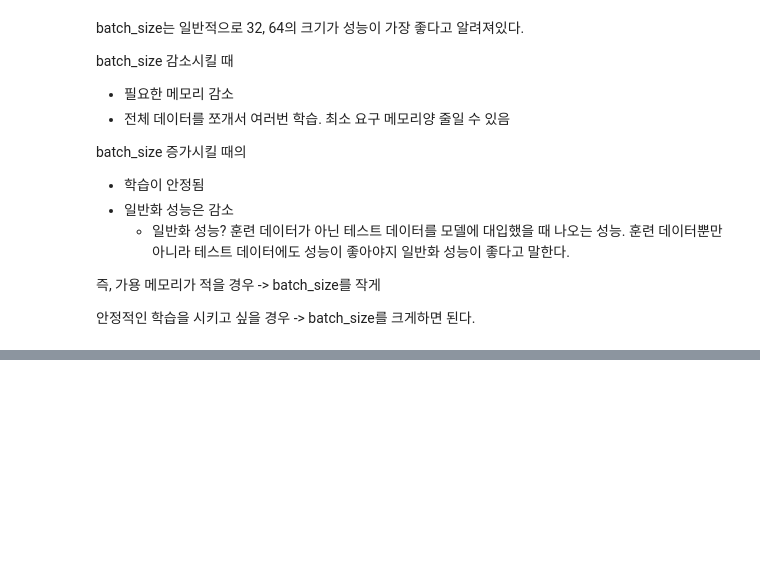
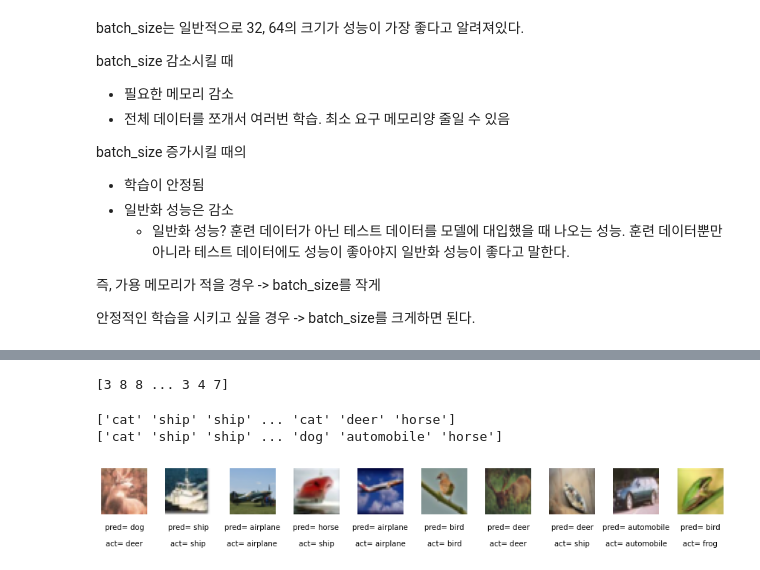
Before and after one commit to yoonchaiyoung/ML-DL_Study, a Jupyter notebook: 생성 딥러닝.ipynb, the cells around one changed output, grey strips where cells are left out. Saved outputs shown, nothing was run; the diff lists cells and outputs as text; code cells hidden in the pictures; blank space fills up the shorter version.

```diff
--- a/생성 딥러닝.ipynb
+++ b/생성 딥러닝.ipynb
@@ -651,0 +680,6 @@ batch_size 증가시킬 때의
+# %%
+import numpy as np
+CLASSES = np.array(['airplane', 'automobile', 'bird', 'cat', 'deer', 'dog', 'frog', 'horse', 'ship', 'truck'])
+preds = model.predict(X_test)
+print(preds)
+print(preds.shape)  # 훈련 데이터 10000개, 클래스 10개에 해당하는 확률이 출력됨
@@ -651,0 +701,39 @@ batch_size 증가시킬 때의
+# %%
+# 각각의 클래스가 될 확률들로 출력되므로
+# 확률이 제일 큰 클래스로 예측을 한 것으로 판단한다.
+
+print(np.argmax(preds, axis=1))
+# axis=1
+# numpy 배열 안에 데이터가 쌓이는 방향이 세로 방향
+# 그 다음 클래스에 해당하는 각 확률이 쌓이는 방향이 가로 방향이므로
+# 내가 원하는 기준은 각 클래스에 해당하는 확률이 최댓값이 되는 index를 구하는 것이므로
+# axis=1을 기준으로 한다.
+# %% [output]
+[3 8 8 ... 3 4 7]
+# %%
+preds_single = CLASSES[np.argmax(preds, axis=-1)]
+actual_single = CLASSES[np.argmax(y_test, axis=-1)]
+# %%
+print(preds_single)
+print(actual_single)
+# %% [output]
+['cat' 'ship' 'ship' ... 'cat' 'deer' 'horse']
+['cat' 'ship' 'ship' ... 'dog' 'automobile' 'horse']
+# %%
+# 실제 그림, 모델을 통해 구한 예측값, 실제 label 을 나란히 놓고 비교해보자.
+
+import matplotlib.pyplot as plt
+indices = np.random.choice(range(len(X_test)), 10)  # X_test. 테스트 데이터 중에서 10개만 랜덤하게 뽑은 후 예측 label, 실제 label을 비교해보자.
+
+fig = plt.figure(figsize=(15, 3))
+fig.subplots_adjust(hspace=0.4, wspace=0.4)
+
+for i, idx in enumerate(indices):
+  img = X_test[idx]
+  ax = fig.add_subplot(1, 10, i+1)  # add_subplot(행, 열, 몇번째) : ~행 ~열의 몇번째 subplot에 그릴 것인지 설정
+  ax.axis("off")
+  ax.text(0.5, -0.35, "pred= " + str(preds_single[idx]), fontsize=10, ha="center", transform=ax.transAxes)
+  ax.text(0.5, -0.7, "act= " + str(actual_single[idx]), fontsize=10, ha="center", transform=ax.transAxes)
+  ax.imshow(img)
+# %% [output]
+[figure, added]
```
Also changed, not shown: parts of 22 cells of this notebook, 1 other file.
